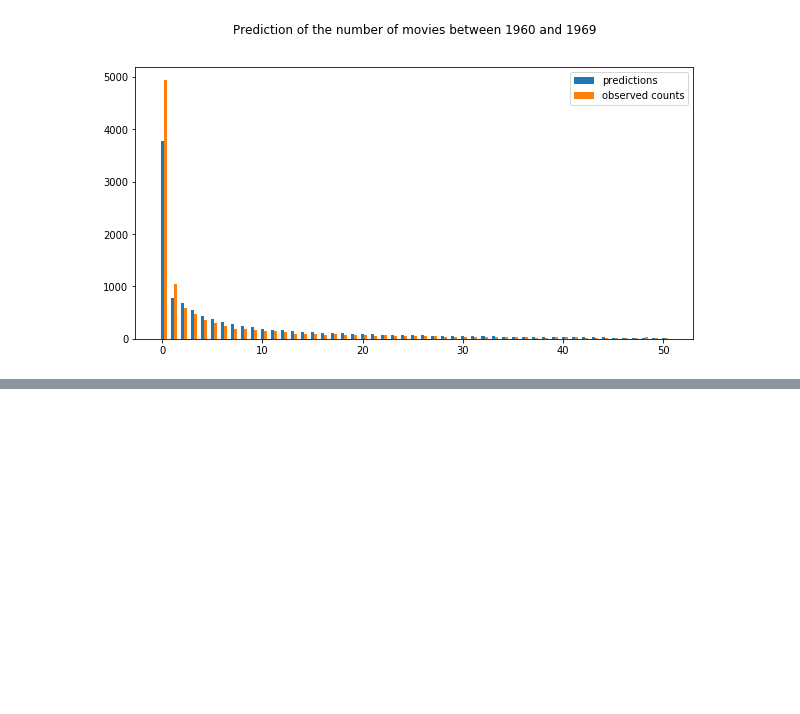
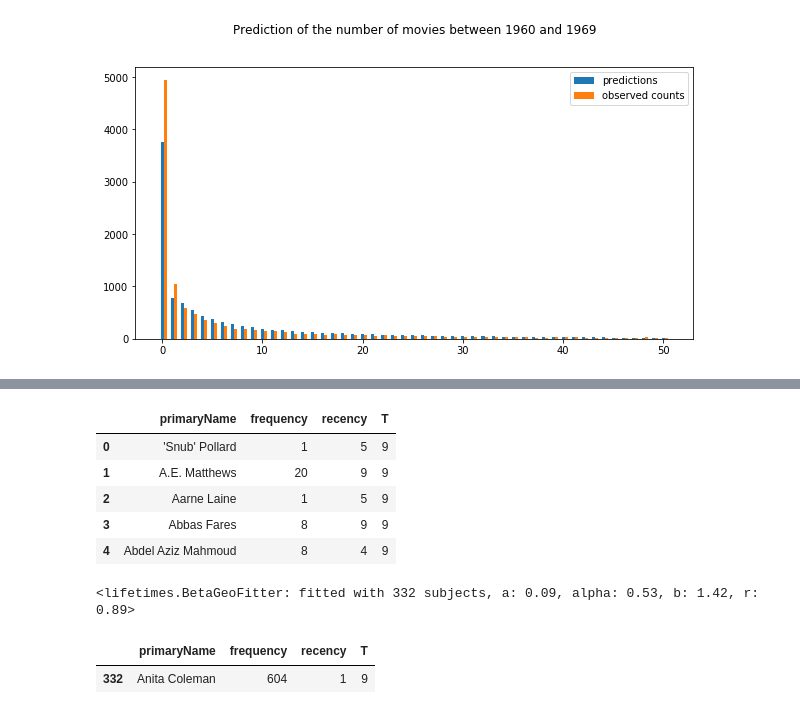
Before and after one commit to MaximeKan/Statistical-Modeling, a Jupyter notebook: Actors_movie_counts.ipynb, the cells around one changed output, grey strips where cells are left out. Saved outputs shown, nothing was run; the diff lists cells and outputs as text; code cells hidden in the pictures; blank space fills up the shorter version.

Commit message:
Started using the lifetimes package - for this, need to clean out outliers that prevent convergence

```diff
--- a/Actors_movie_counts.ipynb
+++ b/Actors_movie_counts.ipynb
@@ -367,0 +391,13 @@ ax.legend(loc = "upper right")
+# %%
+movie_counts_reshape = movie_counts.groupby("primaryName").agg({"numberMovies":'sum', "startYear":'max'}).reset_index().rename(columns = {"startYear":"recency","numberMovies":"frequency"})
+# %%
+movie_counts_reshape["recency"] = movie_counts_reshape.recency - startYear
+movie_counts_reshape["T"] = endYear-startYear-1
+movie_counts_reshape.head()
+# %% [output]
+|  | primaryName | frequency | recency | T |
+| 0 | 'Snub' Pollard | 1 | 5 | 9 |
+| 1 | A.E. Matthews | 20 | 9 | 9 |
+| 2 | Aarne Laine | 1 | 5 | 9 |
+| 3 | Abbas Fares | 8 | 9 | 9 |
+| 4 | Abdel Aziz Mahmoud | 8 | 4 | 9 |
@@ -367,0 +406,10 @@ ax.legend(loc = "upper right")
+# %%
+bgf = BetaGeoFitter(penalizer_coef=0.0)
+bgf.fit(blabla['frequency'], blabla['recency'], blabla['T'])
+# %% [output]
+<lifetimes.BetaGeoFitter: fitted with 332 subjects, a: 0.09, alpha: 0.53, b: 1.42, r: 0.89>
+# %%
+movie_counts_reshape.iloc[332:333]
+# %% [output]
+|  | primaryName | frequency | recency | T |
+| 332 | Anita Coleman | 604 | 1 | 9 |
```
Also changed, not shown: parts of 9 cells of this notebook.
